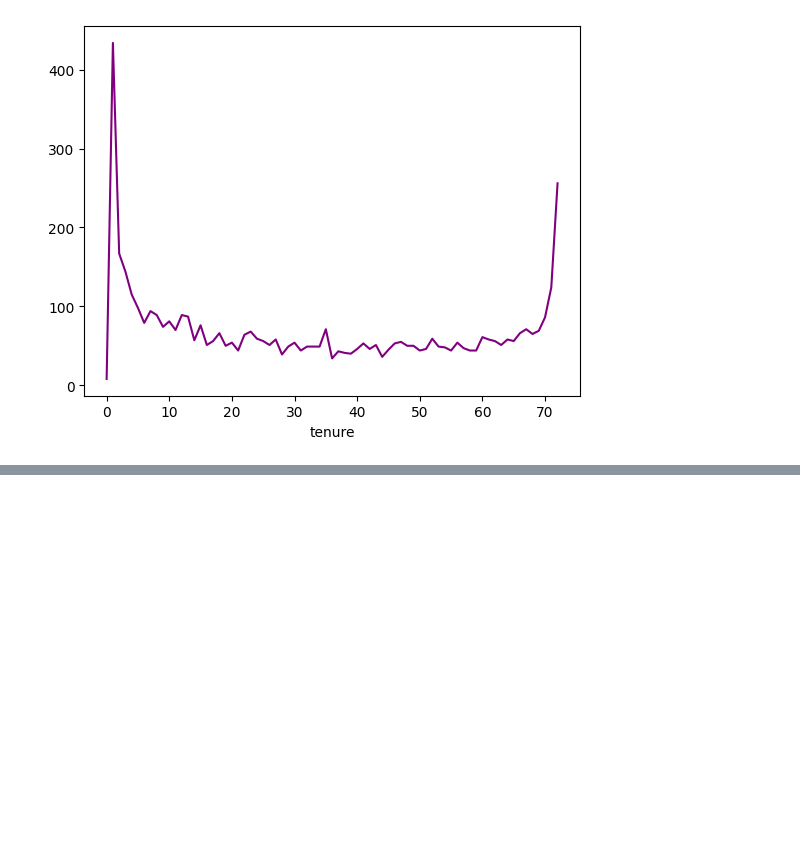
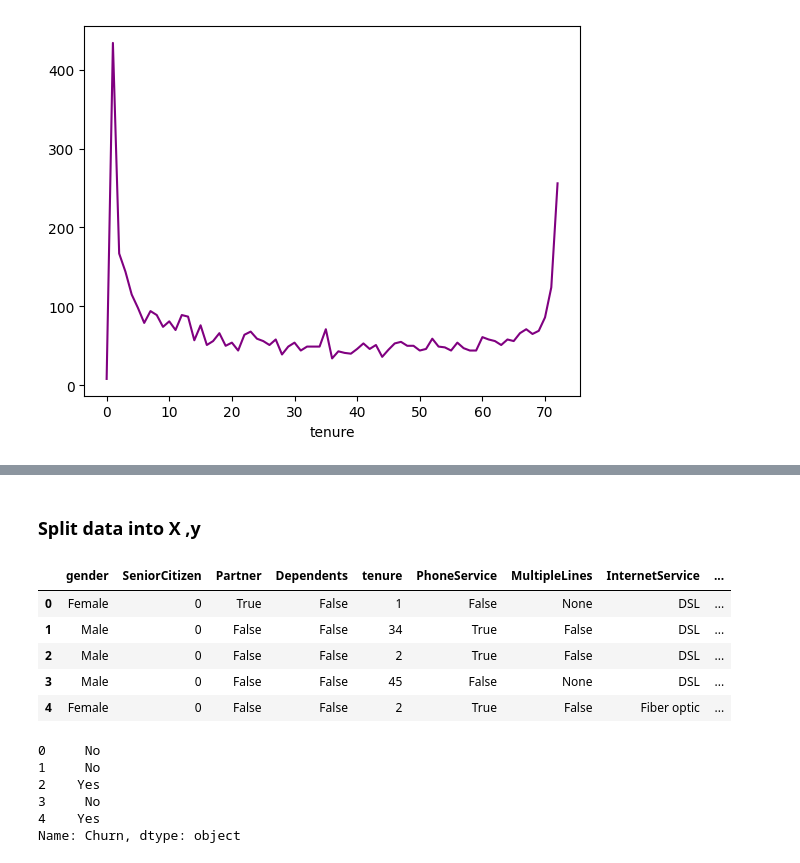
Before and after one commit to qochieng/LP2-Classification-Project, a Jupyter notebook: TelcoChurn-1.ipynb, the cells around one changed output, grey strips where cells are left out. Saved outputs shown, nothing was run; the diff lists cells and outputs as text; code cells hidden in the pictures; blank space fills up the shorter version.

```diff
--- a/TelcoChurn-1.ipynb
+++ b/TelcoChurn-1.ipynb
@@ -222,7 +254,0 @@ array([False, True, None], dtype=object)
-# %%
-data['Churn'] = data['Churn'].replace({'No':False, 'Yes':True})
-(
-    data.groupby('Churn')['SeniorCitizen']
-    .count().plot(kind='bar',ylabel='Churn Count',xlabel='SeniorCitizen',color=('pink','skyblue'))
-
-);
@@ -247,3 +254,0 @@ plt.xlabel('Churn count');
-# %%
-#data['Churn'].unique()
-data['Churn'] = data['Churn'].replace({False:'No',True:'Yes'})
@@ -254,5 +255,5 @@ array(['No', 'Yes', None], dtype=object)
 # %%
-data['Churn'] = data['Churn'].replace({False:'No',True:'Yes'})
+#data['Churn'] = data['Churn'].replace({False:'No',True:'Yes'})
 gender = data.groupby('gender')['Churn'].count()
 gender.plot(kind='pie', colors=['pink','skyblue'], autopct='%1.1f%%')
 plt.xlabel('Gender')
@@ -304,0 +324,23 @@ labels= ()
+# %% [markdown]
+### Split data into X ,y
+# %%
+X = data.drop(columns=['Churn','customerID'])
+y = data['Churn']
+# %%
+X.head()
+# %% [output]
+|  | gender | SeniorCitizen | Partner | Dependents | tenure | PhoneService | MultipleLines | InternetService | ... |
+| 0 | Female | 0 | True | False | 1 | False | None | DSL | ... |
+| 1 | Male | 0 | False | False | 34 | True | False | DSL | ... |
+| 2 | Male | 0 | False | False | 2 | True | False | DSL | ... |
+| 3 | Male | 0 | False | False | 45 | False | None | DSL | ... |
+| 4 | Female | 0 | False | False | 2 | True | False | Fiber optic | ... |
+# %%
+y.head()
+# %% [output]
+0     No
+1     No
+2    Yes
+3     No
+4    Yes
+Name: Churn, dtype: object
```
Also changed, not shown: parts of 57 cells of this notebook, 1 other file.
